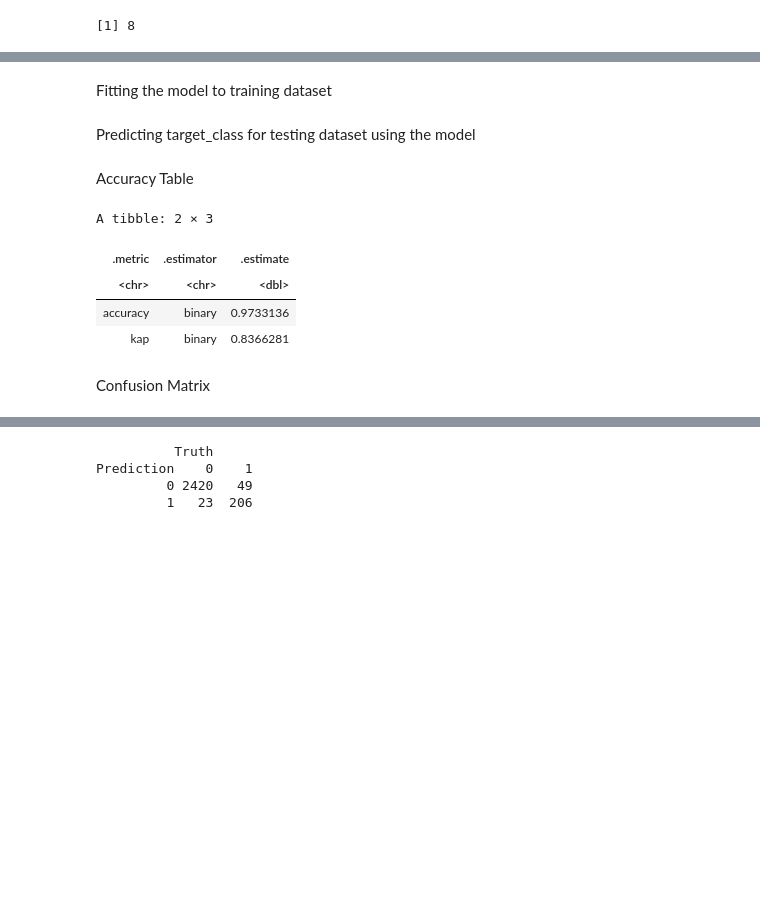
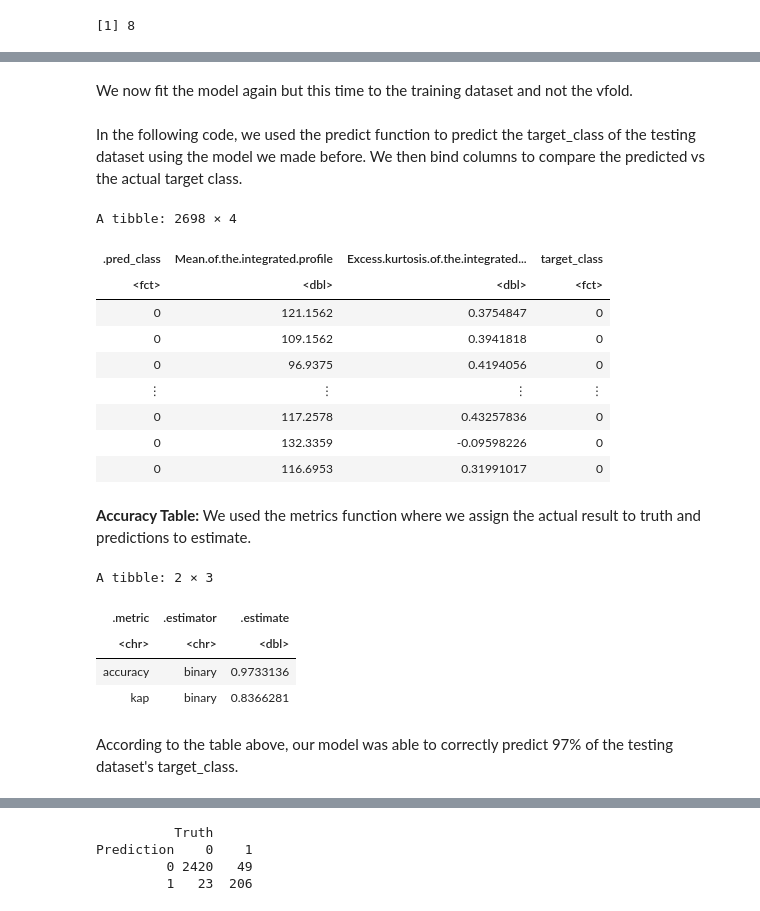
Before and after one commit to Hrithik0015/DSCI100_Project, a Jupyter notebook: Report.ipynb, the cells around one changed output, grey strips where cells are left out. Drawn from its saved outputs; the diff is of its cells as text; code cells hidden in the pictures; blank space fills up the shorter version.

```diff
--- a/Report.ipynb
+++ b/Report.ipynb
@@ -196,21 +229,34 @@ Rebuilding model with best k value
 pulsar_model <- nearest_neighbor(weight_func = "rectangular", neighbors = kmin) %>%
     set_engine("kknn") %>%
     set_mode("classification")
-# %% [markdown]
-Fitting the model to training dataset
+# %% [markdown]
+We now fit the model again but this time to the training dataset and not the vfold.
 # %%
 pulsar_fit <- workflow() %>%
     add_recipe(pulsar_recipe) %>%
     add_model(pulsar_model) %>%
     fit(data = pulsar_training)
-# %% [markdown]
-Predicting target_class for testing dataset using the model
+# %% [markdown]
+In the following code, we used the predict function to predict the target_class of the testing dataset using the model we made before. We then bind columns to compare the predicted vs the actual target class.
 # %%
 pulsar_prediction <- pulsar_fit %>%
     predict(pulsar_testing) %>%
     bind_cols(pulsar_testing)
+
+pulsar_prediction
+# %% [output]
+A tibble: 2698 × 4
+| .pred_class | Mean.of.the.integrated.profile | Excess.kurtosis.of.the.integrated... | target_class |
+| <fct> | <dbl> | <dbl> | <fct> |
+| 0 | 121.1562 | 0.3754847 | 0 |
+| 0 | 109.1562 | 0.3941818 | 0 |
+| 0 | 96.9375 | 0.4194056 | 0 |
+| ⋮ | ⋮ | ⋮ | ⋮ |
+| 0 | 117.2578 | 0.43257836 | 0 |
+| 0 | 132.3359 | -0.09598226 | 0 |
+| 0 | 116.6953 | 0.31991017 | 0 |
-# %% [markdown]
-Accuracy Table
+# %% [markdown]
+**Accuracy Table:** We used the metrics function where we assign the actual result to truth and predictions to estimate.
 # %%
 pulsar_acc <- pulsar_prediction %>%
     metrics(truth = target_class, estimate = .pred_class)
@@ -222,5 +268,5 @@ A tibble: 2 × 3
 | <chr> | <chr> | <dbl> |
 | accuracy | binary | 0.9733136 |
 | kap | binary | 0.8366281 |
-# %% [markdown]
-Confusion Matrix
+# %% [markdown]
+According to the table above, our model was able to correctly predict 97% of the testing dataset's target_class.
```
Also changed, not shown: parts of 35 cells of this notebook.
